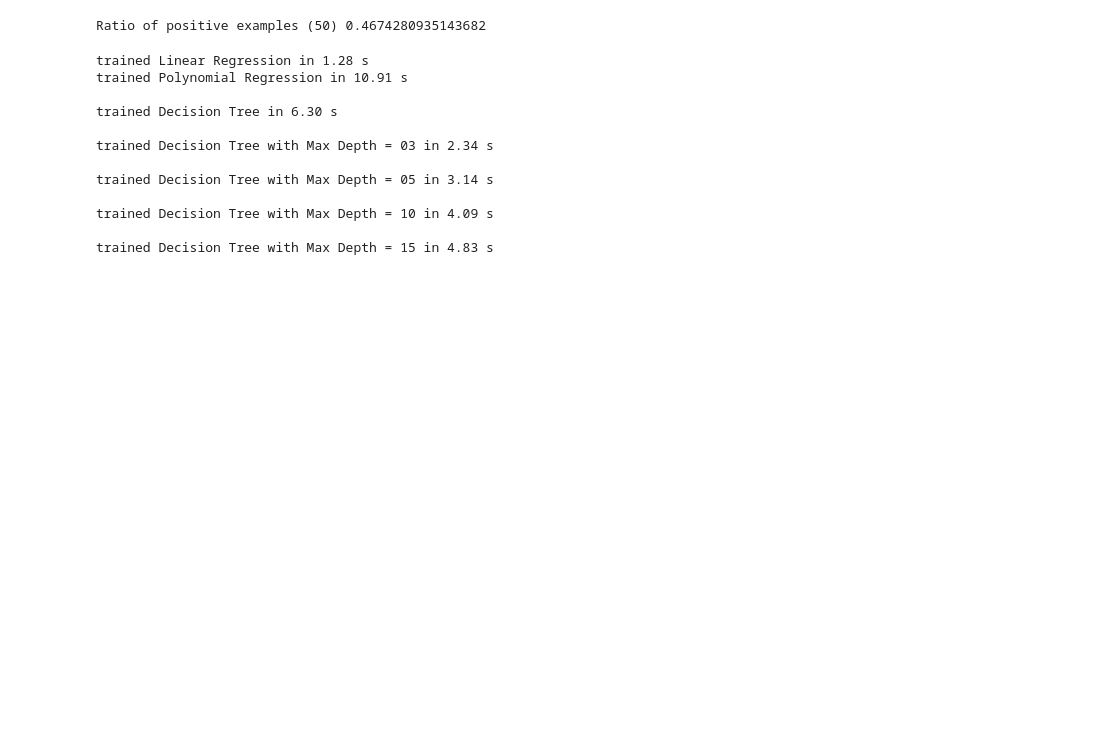
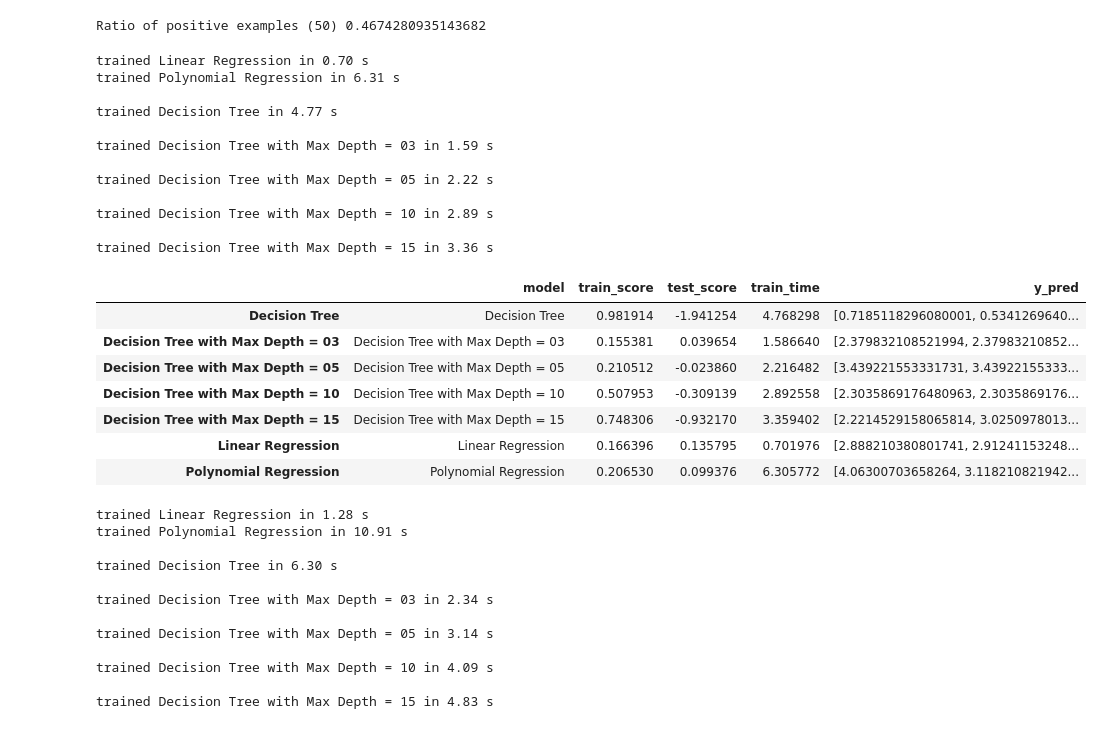
Before and after one commit to sidhikabalachandar/flexibility_project, a Jupyter notebook: flexibility_prediction/Analysis/flexibility_regression.ipynb, the cells around one changed output. Drawn from its saved outputs; the diff is of its cells as text; code cells hidden in the pictures; blank space fills up the shorter version.

```diff
--- a/flexibility_prediction/Analysis/flexibility_regression.ipynb
+++ b/flexibility_prediction/Analysis/flexibility_regression.ipynb
@@ -140,6 +140,30 @@ def batch_classify(X_train, Y_train, X_test, Y_test, verbose=True, include_y_pre
             X_train = saved_X_train
             X_test = saved_X_test
     return dict_models
+# %%
+dict_models = batch_classify(X_train, Y_train, X_test, Y_test, include_y_pred=True)
+pd.DataFrame.from_dict(dict_models, orient='index')
+# %% [output]
+trained Linear Regression in 0.70 s
+trained Polynomial Regression in 6.31 s
+
+trained Decision Tree in 4.77 s
+
+trained Decision Tree with Max Depth = 03 in 1.59 s
+
+trained Decision Tree with Max Depth = 05 in 2.22 s
+
+trained Decision Tree with Max Depth = 10 in 2.89 s
+
+trained Decision Tree with Max Depth = 15 in 3.36 s
+|  | model | train_score | test_score | train_time | y_pred |
+| Decision Tree | Decision Tree | 0.981914 | -1.941254 | 4.768298 | [0.7185118296080001, 0.5341269640... |
+| Decision Tree with Max Depth = 03 | Decision Tree with Max Depth = 03 | 0.155381 | 0.039654 | 1.586640 | [2.379832108521994, 2.37983210852... |
+| Decision Tree with Max Depth = 05 | Decision Tree with Max Depth = 05 | 0.210512 | -0.023860 | 2.216482 | [3.439221553331731, 3.43922155333... |
+| Decision Tree with Max Depth = 10 | Decision Tree with Max Depth = 10 | 0.507953 | -0.309139 | 2.892558 | [2.3035869176480963, 2.3035869176... |
+| Decision Tree with Max Depth = 15 | Decision Tree with Max Depth = 15 | 0.748306 | -0.932170 | 3.359402 | [2.2214529158065814, 3.0250978013... |
+| Linear Regression | Linear Regression | 0.166396 | 0.135795 | 0.701976 | [2.888210380801741, 2.91241153248... |
+| Polynomial Regression | Polynomial Regression | 0.206530 | 0.099376 | 6.305772 | [4.06300703658264, 3.118210821942... |
 # %%
 expand_dict_models = batch_classify(X_train_expanded_50, Y_train_expanded_50, X_test, Y_test, include_y_pred=True)
 pd.DataFrame.from_dict(expand_dict_models, orient='index')
```
Also changed, not shown: parts of 2 cells of this notebook, 1 other file.
